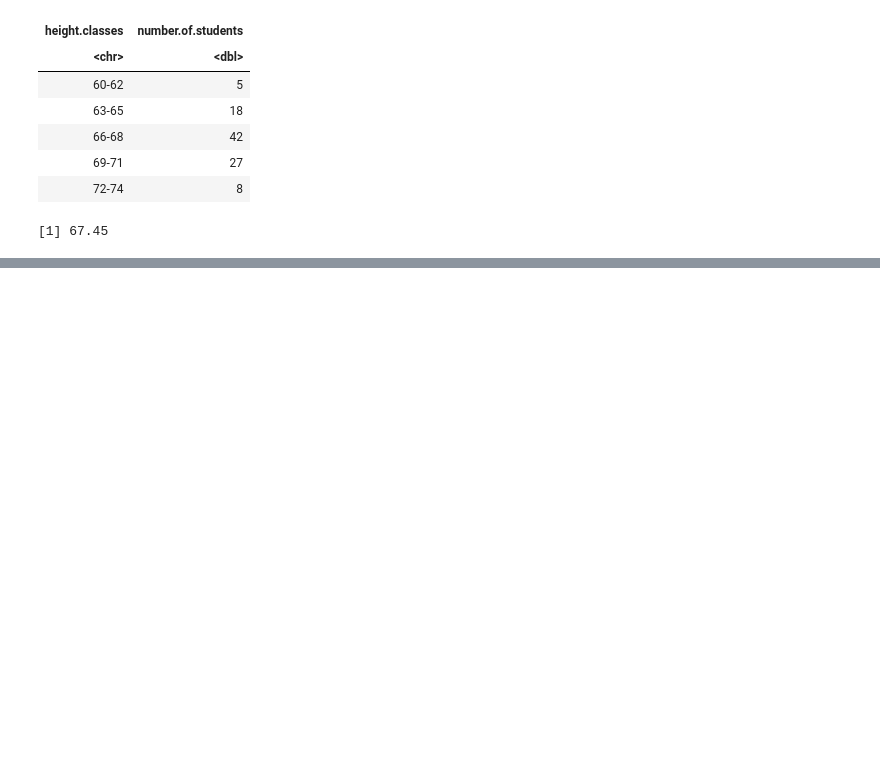
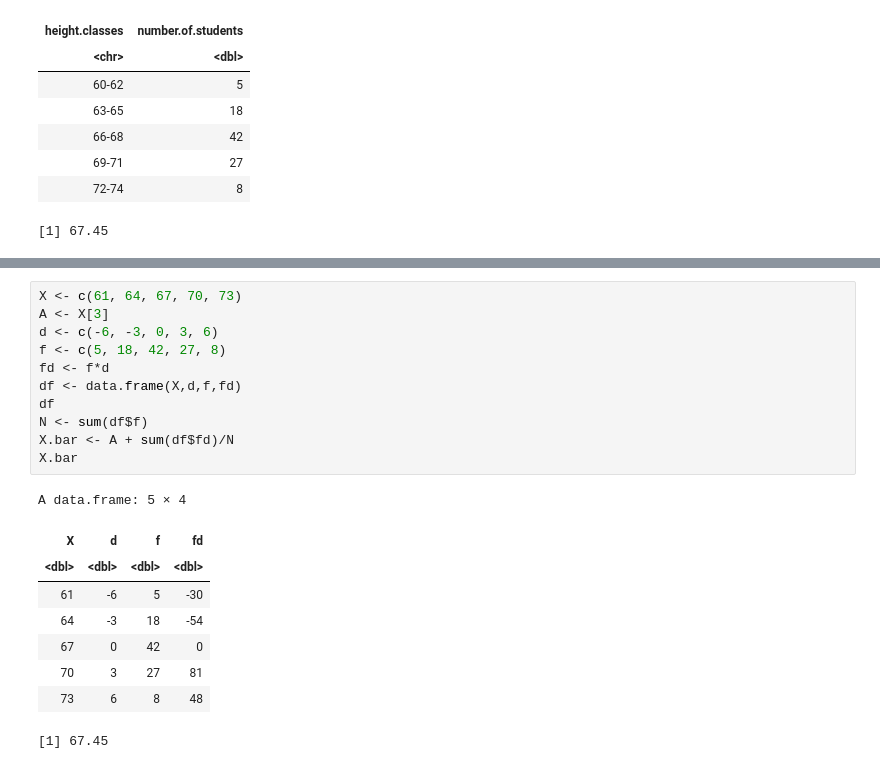
Before and after one commit to jbennett7/Statistics, a Jupyter notebook: Chapter 3 The Mean, Median, Mode, and Other Measures of Central Tendency.ipynb, the cells around one changed output, grey strips where cells are left out. Cells and saved outputs as stored; diff of their text form; blank space fills up the shorter version.

```diff
--- a/Chapter 3 The Mean, Median, Mode, and Other Measures of Central Tendency.ipynb
+++ b/Chapter 3 The Mean, Median, Mode, and Other Measures of Central Tendency.ipynb
@@ -312,0 +349,21 @@ A data.frame: 5 × 2
+# %%
+X <- c(61, 64, 67, 70, 73)
+A <- X[3]
+d <- c(-6, -3, 0, 3, 6)
+f <- c(5, 18, 42, 27, 8)
+fd <- f*d
+df <- data.frame(X,d,f,fd)
+df
+N <- sum(df$f)
+X.bar <- A + sum(df$fd)/N
+X.bar
+# %% [output]
+A data.frame: 5 × 4
+| X | d | f | fd |
+| <dbl> | <dbl> | <dbl> | <dbl> |
+| 61 | -6 | 5 | -30 |
+| 64 | -3 | 18 | -54 |
+| 67 | 0 | 42 | 0 |
+| 70 | 3 | 27 | 81 |
+| 73 | 6 | 8 | 48 |
+[1] 67.45
```
Also changed, not shown: parts of 21 cells of this notebook.
